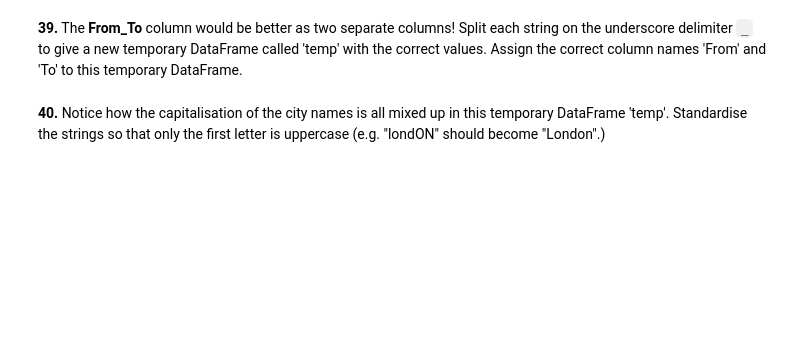
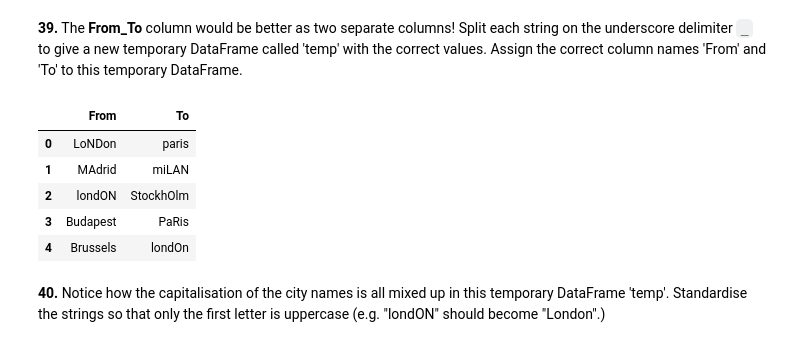
Before and after one commit to sai-sudo/100pandas, a Jupyter notebook: 100_pandas_Sai.ipynb, the cells around one changed output. Saved outputs shown, nothing was run; the diff lists cells and outputs as text; code cells hidden in the pictures; blank space fills up the shorter version.

```diff
--- a/100_pandas_Sai.ipynb
+++ b/100_pandas_Sai.ipynb
@@ -599,4 +766,15 @@ Formatted, it looks like this:
 # %% [markdown]
 **39.** The **From\_To** column would be better as two separate columns! Split each string on the underscore delimiter `_` to give a new temporary DataFrame called 'temp' with the correct values. Assign the correct column names 'From' and 'To' to this temporary DataFrame.
+# %%
+temp = df.From_To.str.split('_', expand=True)
+temp.columns = ['From', 'To']
+temp
+# %% [output]
+|  | From | To |
+| 0 | LoNDon | paris |
+| 1 | MAdrid | miLAN |
+| 2 | londON | StockhOlm |
+| 3 | Budapest | PaRis |
+| 4 | Brussels | londOn |
 # %% [markdown]
 **40.** Notice how the capitalisation of the city names is all mixed up in this temporary DataFrame 'temp'. Standardise the strings so that only the first letter is uppercase (e.g. "londON" should become "London".)
```
Also changed, not shown: parts of 20 cells of this notebook.
